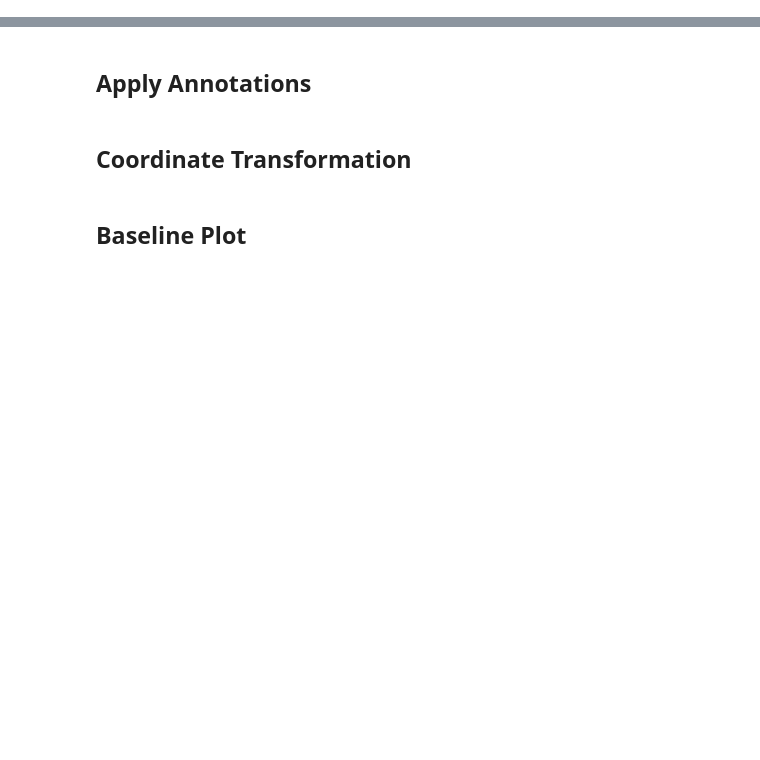
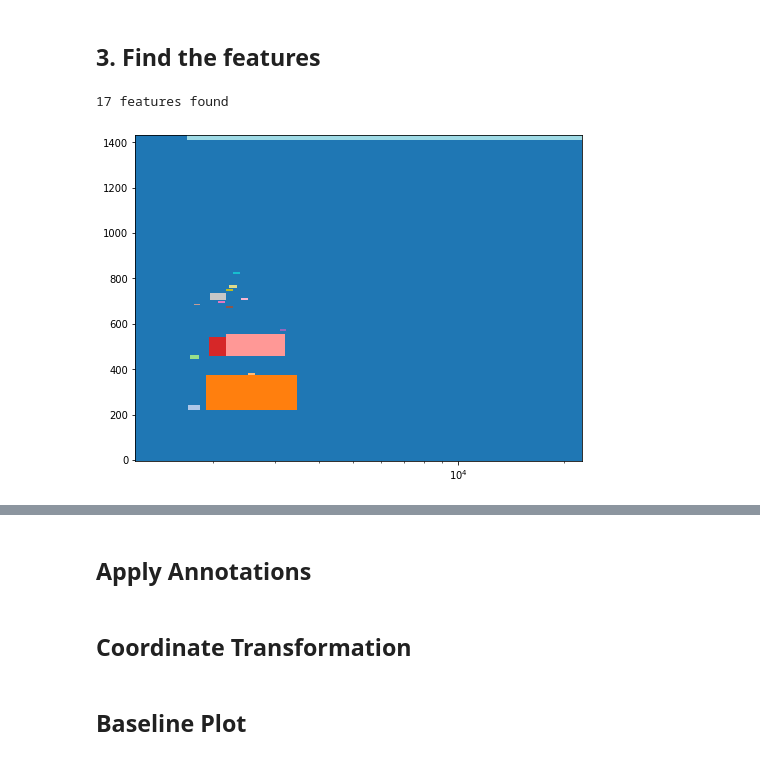
Before and after one commit to kevinmcmanus/vipir, a Jupyter notebook: notebooks/image.ipynb, the cells around one changed output, grey strips where cells are left out. Cells and saved outputs as stored; diff of their text form; code cells hidden in the pictures; blank space fills up the shorter version.

```diff
--- a/notebooks/image.ipynb
+++ b/notebooks/image.ipynb
@@ -31,0 +65,19 @@ cdf.station_location
+# %% [markdown]
+## 3. Find the features
+# %%
+#label and find the features in the masked image
+feats, nfeats = nd.label(im, structure=nd.generate_binary_structure(2,2))
+#get the object slices
+objs = nd.find_objects(feats)
+feat_im = np.zeros(im.shape)
+print(f'{nfeats} features found')
+for i in range(nfeats):
+    feat_im[objs[i]]=i
+
+fig = plt.figure(figsize=(8,6))
+ax = fig.add_subplot()
+pcm = ax.pcolormesh(cdf.freq, cdf.rng, feat_im, cmap='tab20')
+ax.set_xscale('log')
+# %% [output]
+17 features found
+[figure, added]
```
Also changed, not shown: parts of 21 cells of this notebook.
